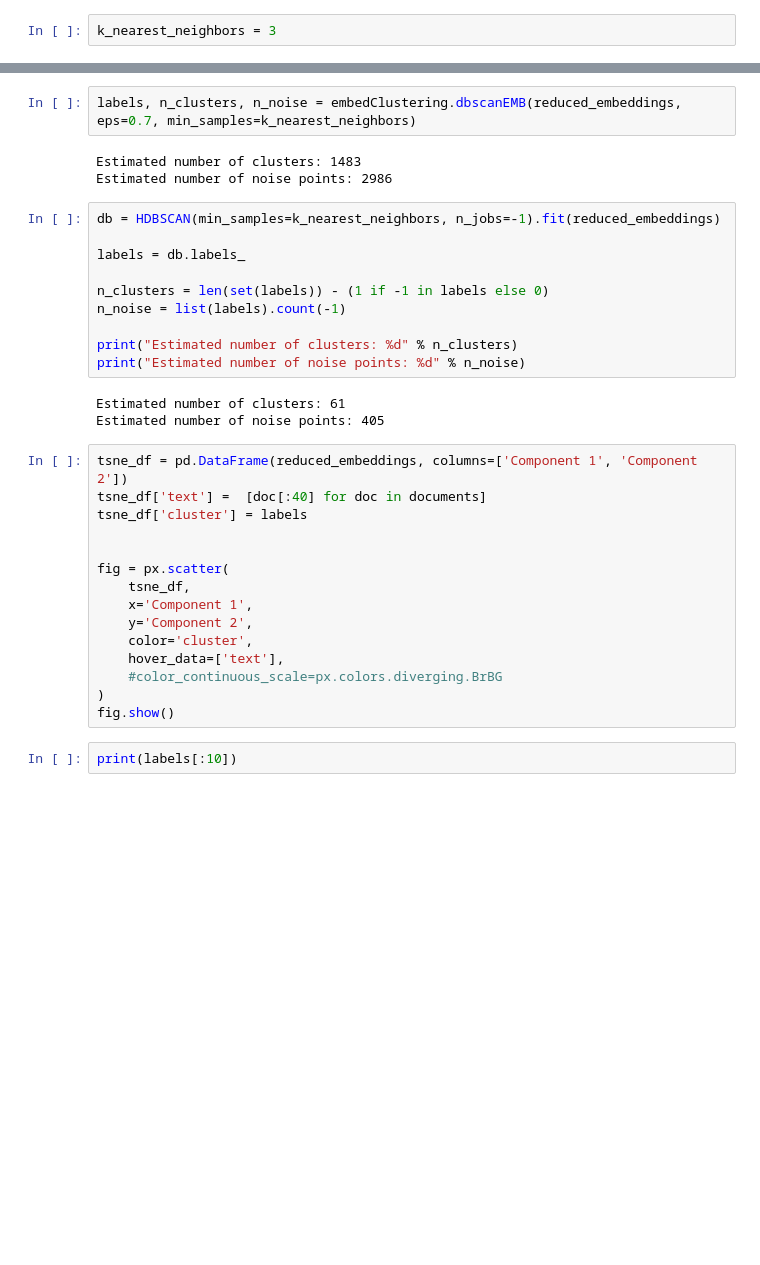
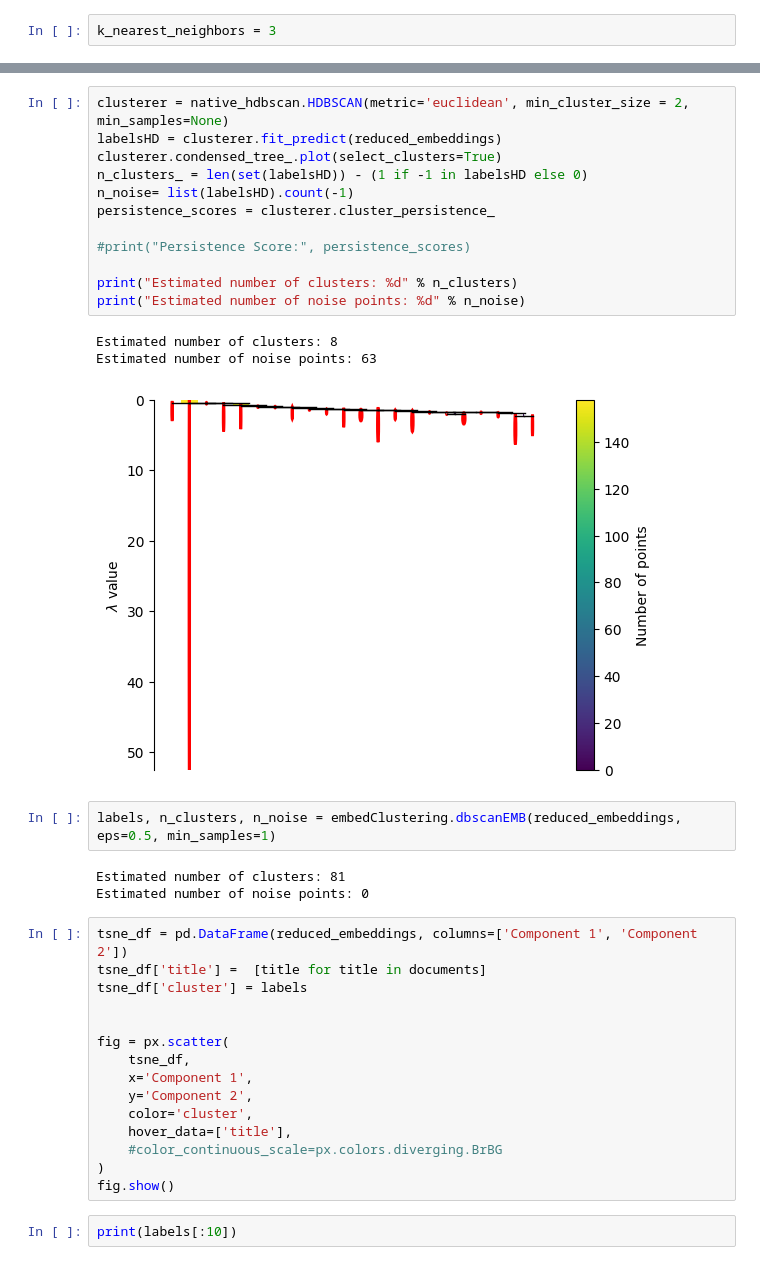
Before and after one commit to dot-ammar/VizNews, a Jupyter notebook: Sonar-Embed-Clustering.ipynb, the cells around one changed output, grey strips where cells are left out. Cells and saved outputs as stored; diff of their text form; blank space fills up the shorter version.

```diff
--- a/Sonar-Embed-Clustering.ipynb
+++ b/Sonar-Embed-Clustering.ipynb
@@ -120,24 +128,27 @@ Estimated number of noise points: 405
+# %%
+clusterer = native_hdbscan.HDBSCAN(metric='euclidean', min_cluster_size = 2, min_samples=None)
+labelsHD = clusterer.fit_predict(reduced_embeddings)
+clusterer.condensed_tree_.plot(select_clusters=True)
+n_clusters_ = len(set(labelsHD)) - (1 if -1 in labelsHD else 0)
+n_noise= list(labelsHD).count(-1)
+persistence_scores = clusterer.cluster_persistence_
+
+#print("Persistence Score:", persistence_scores)
+
+print("Estimated number of clusters: %d" % n_clusters)
+print("Estimated number of noise points: %d" % n_noise)
+# %% [output]
+Estimated number of clusters: 8
+Estimated number of noise points: 63
+[figure, added]
 # %%
-labels, n_clusters, n_noise = embedClustering.dbscanEMB(reduced_embeddings, eps=0.7, min_samples=k_nearest_neighbors)
+labels, n_clusters, n_noise = embedClustering.dbscanEMB(reduced_embeddings, eps=0.5, min_samples=1)
 # %% [output]
-Estimated number of clusters: 1483
-Estimated number of noise points: 2986
+Estimated number of clusters: 81
+Estimated number of noise points: 0
-# %%
-db = HDBSCAN(min_samples=k_nearest_neighbors, n_jobs=-1).fit(reduced_embeddings)
-
-labels = db.labels_
-
-n_clusters = len(set(labels)) - (1 if -1 in labels else 0)
-n_noise = list(labels).count(-1)
-
-print("Estimated number of clusters: %d" % n_clusters)
-print("Estimated number of noise points: %d" % n_noise)
-# %% [output]
-Estimated number of clusters: 61
-Estimated number of noise points: 405
 # %%
 tsne_df = pd.DataFrame(reduced_embeddings, columns=['Component 1', 'Component 2'])
-tsne_df['text'] =  [doc[:40] for doc in documents]
+tsne_df['title'] =  [title for title in documents]
 tsne_df['cluster'] = labels
 
 
@@ -146,7 +157,7 @@ fig = px.scatter(
     x='Component 1',
     y='Component 2',
     color='cluster',
-    hover_data=['text'],
+    hover_data=['title'],
     #color_continuous_scale=px.colors.diverging.BrBG
 )
 fig.show()
```
Also changed, not shown: parts of 15 cells of this notebook, 4 other files.
